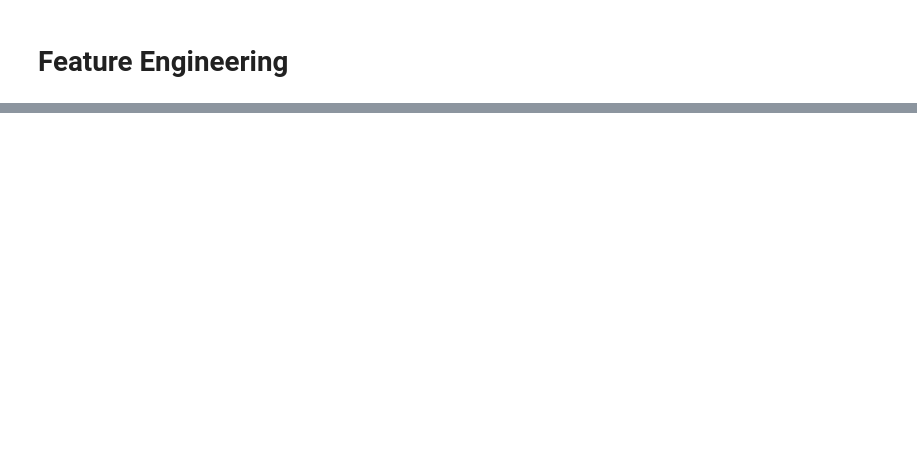
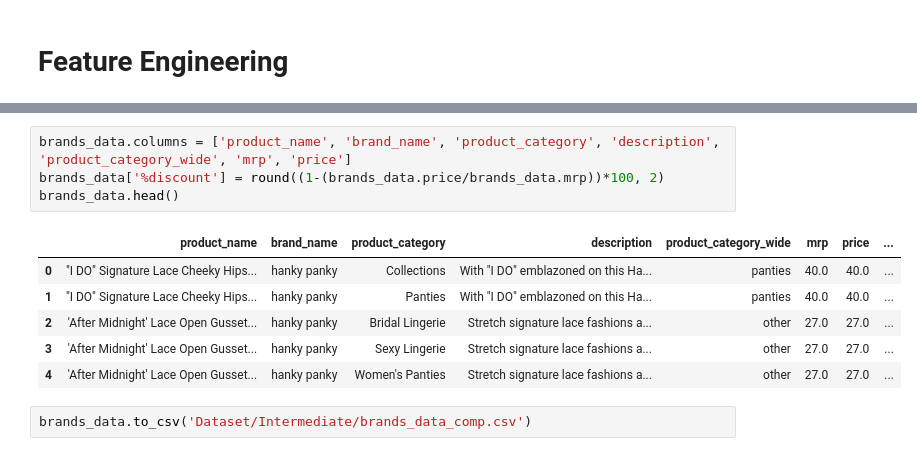
Before and after one commit to shardul-rajhans/fashion-price-prediction, a Jupyter notebook: EDA_Price_Prediction_All.ipynb, the cells around one changed output, grey strips where cells are left out. Saved outputs shown, nothing was run; the diff lists cells and outputs as text; blank space fills up the shorter version.

```diff
--- a/EDA_Price_Prediction_All.ipynb
+++ b/EDA_Price_Prediction_All.ipynb
@@ -496,0 +418,13 @@ victoria_secret_data.shape
+# %%
+brands_data.columns = ['product_name', 'brand_name', 'product_category', 'description', 'product_category_wide', 'mrp', 'price']
+brands_data['%discount'] = round((1-(brands_data.price/brands_data.mrp))*100, 2)
+brands_data.head()
+# %% [output]
+|  | product_name | brand_name | product_category | description | product_category_wide | mrp | price | ... |
+| 0 | "I DO" Signature Lace Cheeky Hips... | hanky panky | Collections | With "I DO" emblazoned on this Ha... | panties | 40.0 | 40.0 | ... |
+| 1 | "I DO" Signature Lace Cheeky Hips... | hanky panky | Panties | With "I DO" emblazoned on this Ha... | panties | 40.0 | 40.0 | ... |
+| 2 | 'After Midnight' Lace Open Gusset... | hanky panky | Bridal Lingerie | Stretch signature lace fashions a... | other | 27.0 | 27.0 | ... |
+| 3 | 'After Midnight' Lace Open Gusset... | hanky panky | Sexy Lingerie | Stretch signature lace fashions a... | other | 27.0 | 27.0 | ... |
+| 4 | 'After Midnight' Lace Open Gusset... | hanky panky | Women's Panties | Stretch signature lace fashions a... | other | 27.0 | 27.0 | ... |
+# %%
+brands_data.to_csv('Dataset/Intermediate/brands_data_comp.csv')
```
Also changed, not shown: parts of 30 cells of this notebook, 2 other files.
